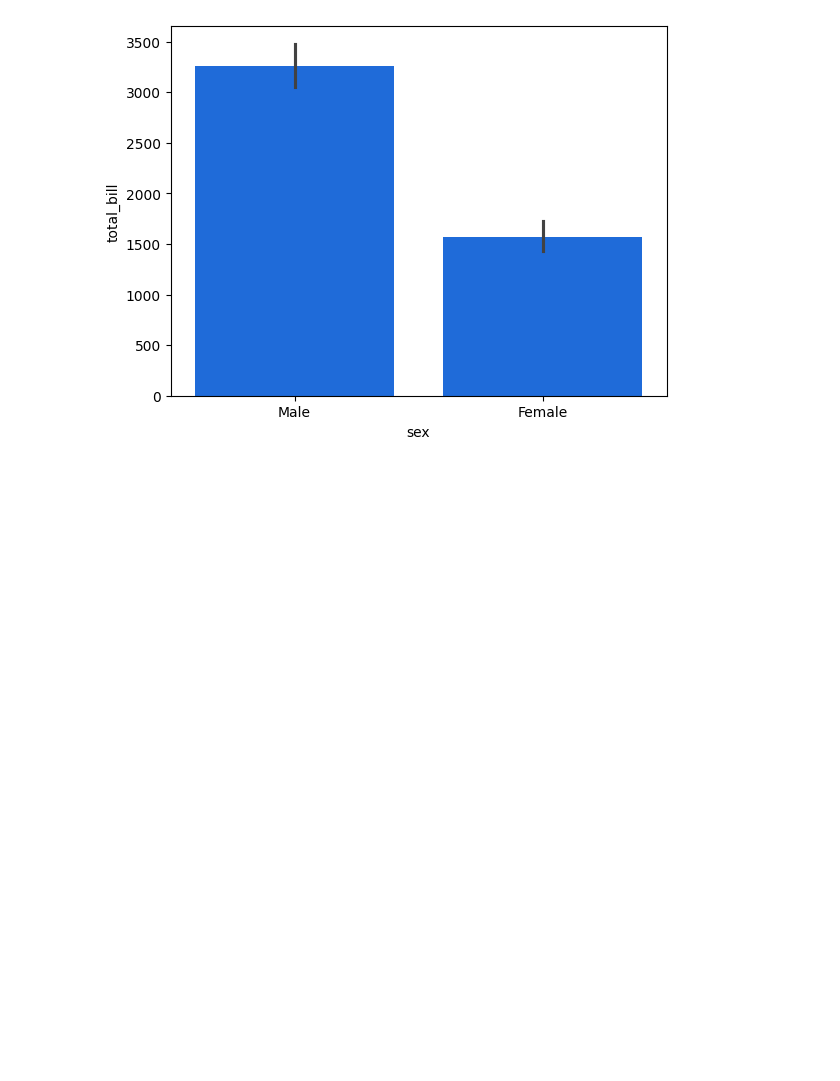
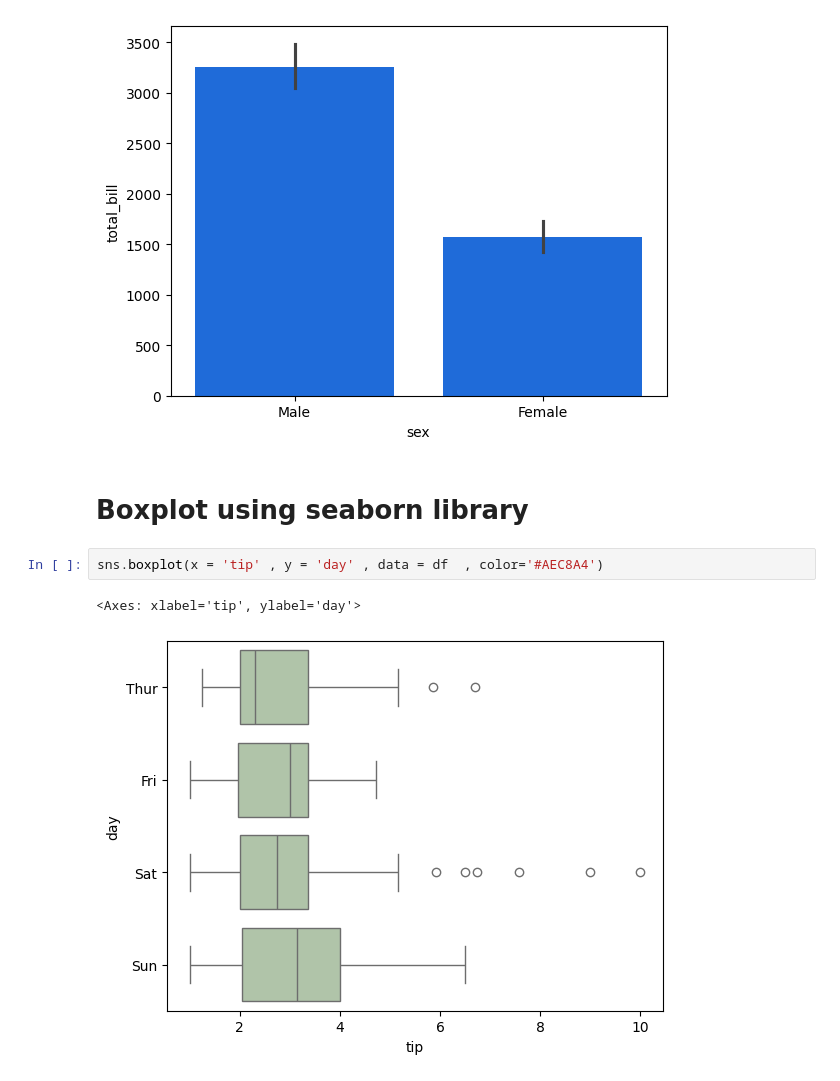
Before and after one commit to R123gh/Data-visualization-, a Jupyter notebook: 7.Seaborn_hist.ipynb, the cells around one changed output. Drawn from its saved outputs; the diff is of its cells as text; blank space fills up the shorter version.

```diff
--- a/7.Seaborn_hist.ipynb
+++ b/7.Seaborn_hist.ipynb
@@ -92,3 +92,10 @@ sns.barplot(x = df['sex'], y = df['total_bill'] , estimator=np.sum , color = '#0
 # %% [output]
 <Axes: xlabel='sex', ylabel='total_bill'>
 [figure]
+# %% [markdown]
+#  Boxplot using seaborn library
+# %%
+sns.boxplot(x = 'tip' , y = 'day' , data = df  , color='#AEC8A4')
+# %% [output]
+<Axes: xlabel='tip', ylabel='day'>
+[figure, added]
```
Also changed, not shown: parts of 4 cells of this notebook.
